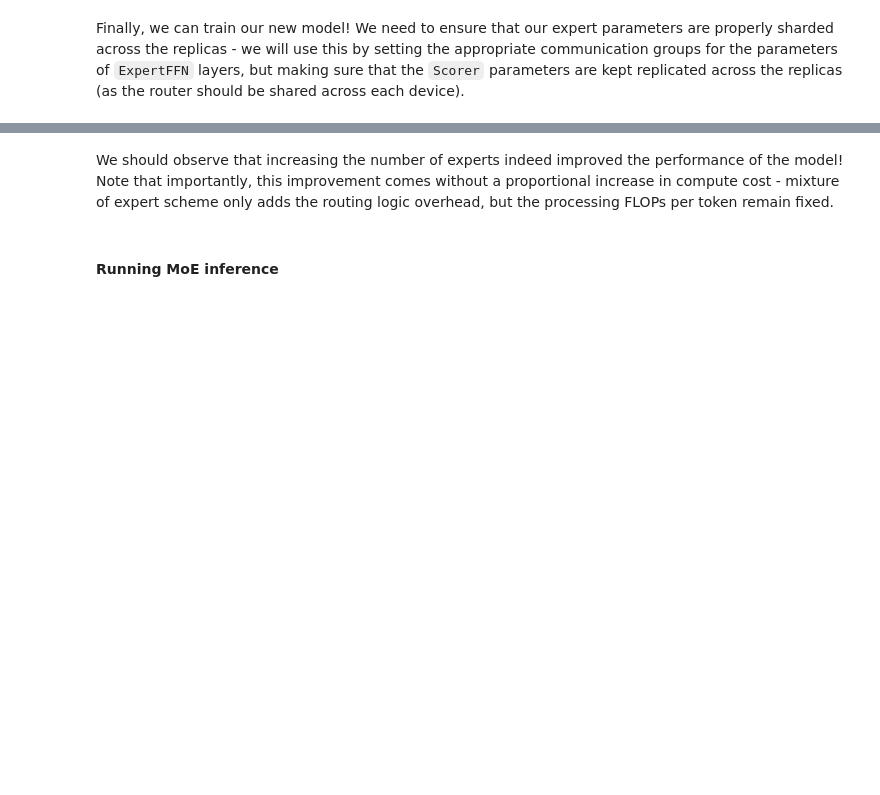
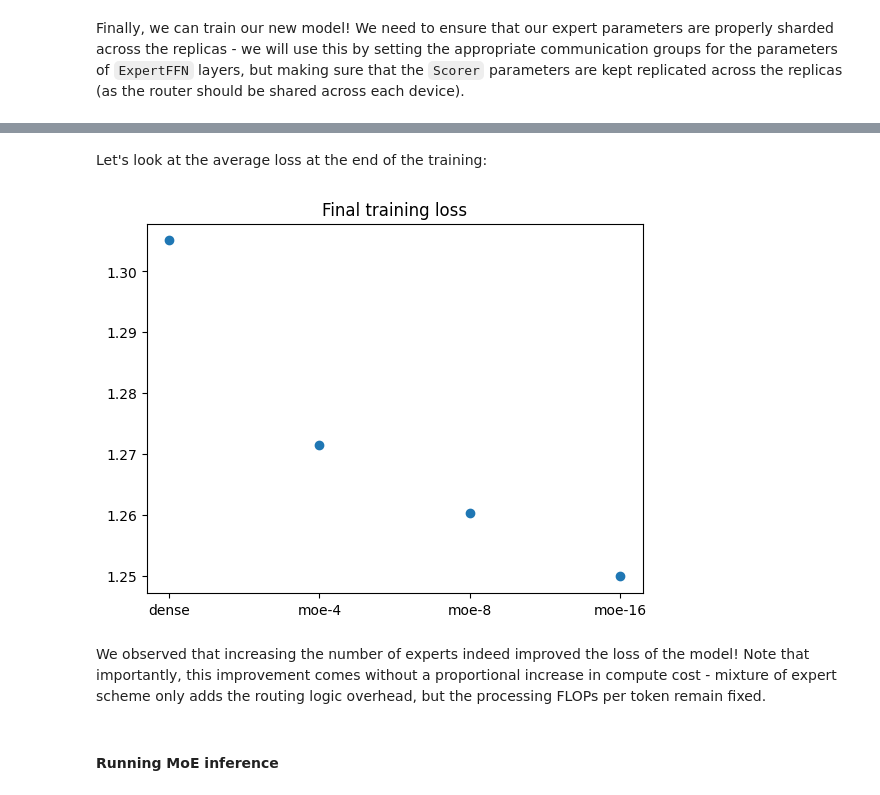
Before and after one commit to graphcore-research/notebooks, a Jupyter notebook: moe_charlm/MoeCharLM.ipynb, the cells around one changed output, grey strips where cells are left out. Saved outputs shown, nothing was run; the diff lists cells and outputs as text; code cells hidden in the pictures; blank space fills up the shorter version.

```diff
--- a/moe_charlm/MoeCharLM.ipynb
+++ b/moe_charlm/MoeCharLM.ipynb
@@ -1201,5 +1349,20 @@ test_ds = Dataset.from_path(vocab_path, test_path)
+# %% [markdown]
+Let's look at the average loss at the end of the training:
+# %%
+if run_training:
+    final_loss = {}
+    for name, run in runs.items():
+        loss = run["loss"]
+        final_loss[name] = np.mean(list(loss.values())[-100:])
+
+    final_loss = dict(sorted(final_loss.items(), key=lambda item: item[1], reverse=True))
+    plt.title("Final training loss")
+    plt.scatter(final_loss.keys(), final_loss.values())
+    plt.show()
+# %% [output]
+[figure, added]
 # %% [markdown]
-We should observe that increasing the number of experts indeed improved the performance of the model! Note that importantly, this improvement comes without a proportional increase in compute cost - mixture of expert scheme only adds the routing logic overhead, but the processing FLOPs per token remain fixed.
+We observed that increasing the number of experts indeed improved the loss of the model! Note that importantly, this improvement comes without a proportional increase in compute cost - mixture of expert scheme only adds the routing logic overhead, but the processing FLOPs per token remain fixed.
 # %% [markdown]
 #### Running MoE inference
 # %% [markdown]
```
Also changed, not shown: parts of 43 cells of this notebook, 2 other files.
